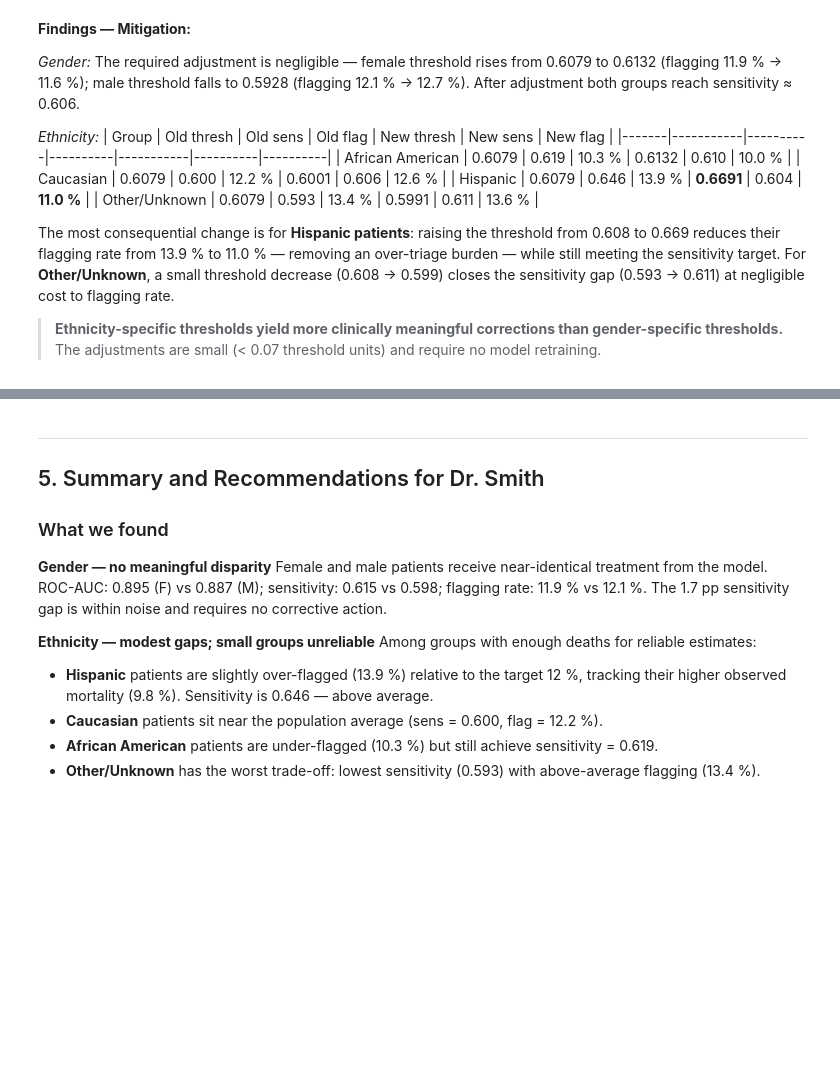
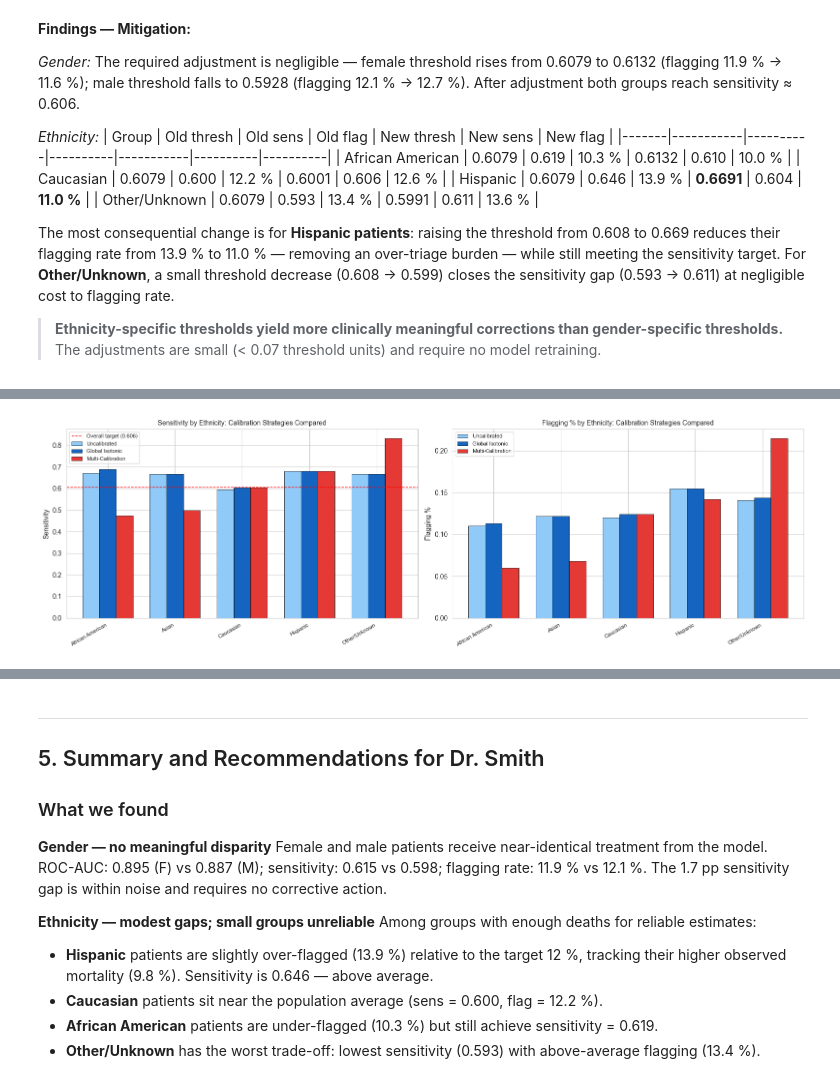
Before and after one commit to SwaneGhost/MedicalRiskModel, a Jupyter notebook: notebooks/06_meeting6.ipynb, the cells around one changed output, grey strips where cells are left out. Cells and saved outputs as stored; diff of their text form; code cells hidden in the pictures; blank space fills up the shorter version.

```diff
--- a/notebooks/06_meeting6.ipynb
+++ b/notebooks/06_meeting6.ipynb
@@ -858,0 +980,71 @@ deserves to have their high-risk individuals identified at the same rate.
+# %%
+def subgroup_metrics_probs(df_in, prob_col, group_col):
+    """Compute subgroup metrics recomputing threshold as top 12% of prob_col."""
+    threshold_cal = np.percentile(df_in[prob_col], 88)  # top 12%
+    rows = []
+    for g in sorted(df_in[group_col].dropna().unique()):
+        sub = df_in[df_in[group_col] == g]
+        y_true = sub['y_true'].values
+        y_prob  = sub[prob_col].values
+        y_pred  = (y_prob >= threshold_cal).astype(int)
+        n = len(sub); n_pos = int(y_true.sum())
+        if n_pos < 5 or (n - n_pos) < 5:
+            continue
+        tn, fp, fn, tp = confusion_matrix(y_true, y_pred, labels=[0, 1]).ravel()
+        rows.append({
+            'Group': g, 'N': n,
+            'Sensitivity': round(tp/(tp+fn) if (tp+fn)>0 else float('nan'), 3),
+            'Specificity': round(tn/(tn+fp) if (tn+fp)>0 else float('nan'), 3),
+            'PPV':         round(tp/(tp+fp) if (tp+fp)>0 else float('nan'), 3),
+            'Flagging %':  round(y_pred.mean(), 3),
+        })
+    return pd.DataFrame(rows), threshold_cal
+
+print('=== Subgroup Metrics on Held-Out Calibration Eval Set ===')
+print('(threshold recomputed as 88th percentile of each calibrated score)\n')
+
+summary_rows = []
+for prob_col, label in [
+    ('prob',         'Uncalibrated'),
+    ('prob_global',  'Global Isotonic'),
+    ('prob_multi',   'Multi-Calibration'),
+]:
+    mdf, thresh = subgroup_metrics_probs(df_cal, prob_col, 'ethnicity')
+    print(f'--- {label} (threshold = {thresh:.4f}) ---')
+    print(mdf.to_string(index=False))
+    eo_gap   = mdf['Sensitivity'].max() - mdf['Sensitivity'].min()
+    dp_gap   = mdf['Flagging %'].max()  - mdf['Flagging %'].min()
+    print(f'EO gap: {eo_gap:.3f}  |  Dem-parity gap: {dp_gap:.3f}\n')
+    for _, row in mdf.iterrows():
+        summary_rows.append({'Calibration': label, **row.to_dict()})
+
+# Side-by-side bar chart: sensitivity by group for each calibration strategy
+summary_df = pd.DataFrame(summary_rows)
+groups_plot = summary_df['Group'].unique()
+cal_types   = ['Uncalibrated', 'Global Isotonic', 'Multi-Calibration']
+x = np.arange(len(groups_plot))
+w = 0.25
+
+fig, axes = plt.subplots(1, 2, figsize=(16, 5))
+colors = ['#90CAF9', '#1565C0', '#E53935']
+
+for ax, metric in [(axes[0], 'Sensitivity'), (axes[1], 'Flagging %')]:
+    for j, (cal, col) in enumerate(zip(cal_types, colors)):
+        vals = [summary_df[(summary_df['Calibration']==cal) &
+                           (summary_df['Group']==g)]['Sensitivity' if metric=='Sensitivity'
+                                                      else 'Flagging %'].values
+                for g in groups_plot]
+        vals = [v[0] if len(v) else np.nan for v in vals]
+        ax.bar(x + j*w, vals, w, label=cal, color=col, edgecolor='k', linewidth=0.5)
+    ax.set_xticks(x + w)
+    ax.set_xticklabels(groups_plot, rotation=30, ha='right', fontsize=8)
+    ax.set_title(f'{metric} by Ethnicity: Calibration Strategies Compared', fontsize=10)
+    ax.set_ylabel(metric)
+    if metric == 'Sensitivity':
+        ax.axhline(TARGET_SENSITIVITY, color='red', linestyle='--', linewidth=1,
+                   label=f'Overall target ({TARGET_SENSITIVITY:.3f})')
+    ax.legend(fontsize=8)
+
+plt.tight_layout()
+plt.show()
+# %% [output]
@@ -858,0 +1068 @@ deserves to have their high-risk individuals identified at the same rate.
+[figure, added]
```
Also changed, not shown: parts of 9 cells of this notebook, 1 other file.
